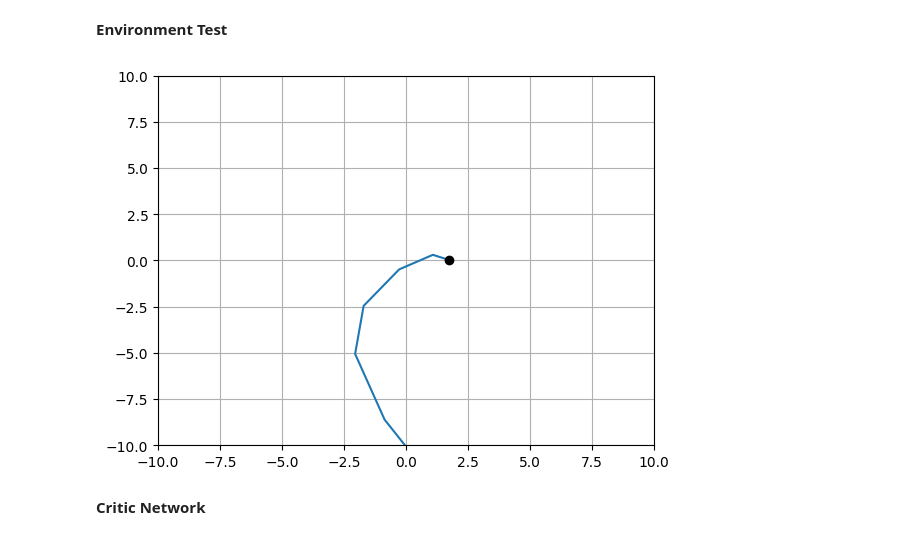
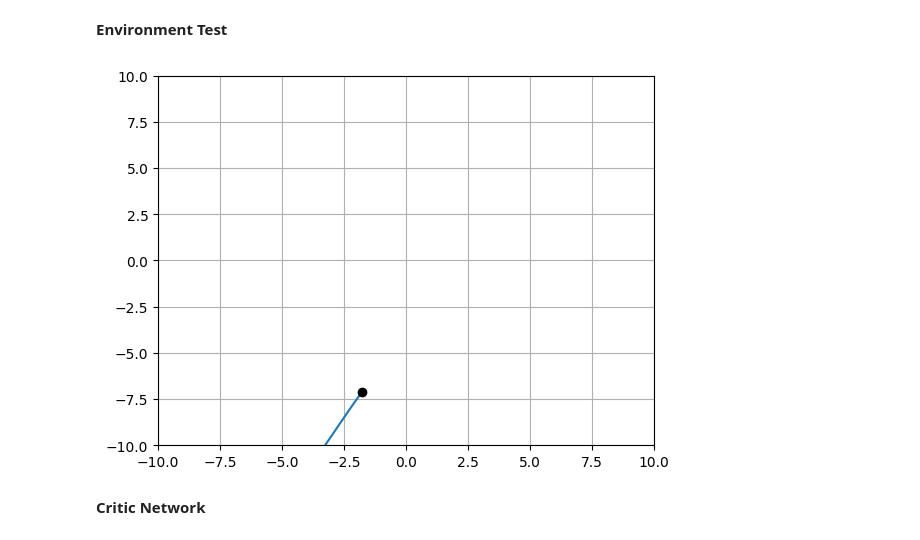
Before and after one commit to NiyiOsinowo/Optimal-Control, a Jupyter notebook: build/Environment TestFile.ipynb, the cells around one changed output. Cells and saved outputs as stored; diff of their text form; code cells hidden in the pictures.

```diff
--- a/build/Environment TestFile.ipynb
+++ b/build/Environment TestFile.ipynb
@@ -283,7 +283,10 @@ class ParticleInField(EnforceClassTyping):
     The FieldSources shape the field '''
     Field: ElectricField
     ChargedParticle: Particle
-
+    Target: T.Tensor
+    DistanceWeight: float= 0.5
+    EnergyWeight: float= 0.5
+    TerminalSignalWeight: float= 0.5
     @dataclass
     class State(EnforceClassTyping):
         '''This class represents the state of the Agent with its Position, Momentum and the Field Strength if experiences at its Position.
@@ -310,13 +313,14 @@ class ParticleInField(EnforceClassTyping):
     #     TimeDynamics= 1.0
 
     @EnforceMethodTyping
-    def TransitionModel(self, State: State, Action: T.Tensor= T.tensor([0.0, 0.0]), TimeInterval:float= 1, Resolution: int=30)-> State:
+    def TransitionModel(self, State: State, Action: T.Tensor= T.tensor([0.0, 0.0]), TimeInterval:float= 1, Resolution: int=100)-> State:
         '''This function determines how the state of the system changes after a given period given the agents state and parameters'''
         CurrentMomentum= State.Momentum
         CurrrentPosition= State.Position
         TimeTaken= 0
         for _ in range(Resolution):
-            CurrentMomentum, CurrrentPosition= CurrentMomentum + ((self.ChargedParticle.Charge* self.Field(CurrrentPosition))+Action)*(TimeInterval/Resolution), CurrrentPosition+ (CurrentMomentum/ self.ChargedParticle.Mass)*(TimeInterval/Resolution)
+            CurrentMomentum = CurrentMomentum + ((self.ChargedParticle.Charge* self.Field(CurrrentPosition))+Action)*(TimeInterval/Resolution)
+            CurrrentPosition= CurrrentPosition+ (CurrentMomentum/ self.ChargedParticle.Mass)*(TimeInterval/Resolution)
             TimeTaken+= (TimeInterval/Resolution)
         CurrentTime= State.Time+ TimeTaken
         return self.State(CurrrentPosition, CurrentMomentum, CurrentTime)
@@ -326,16 +330,23 @@ class ParticleInField(EnforceClassTyping):
         '''This method determines if a position is within the viable learning region of the environment'''
         WithinXBound= self.Field.FieldLowBound <= State.Position[0] <= self.Field.FieldHighBound
         WithinYBound= self.Field.FieldLowBound <= State.Position[1] <= self.Field.FieldHighBound
-        if WithinXBound or WithinYBound:
+        if WithinXBound and WithinYBound:
             return False
         else:
             return True
 
+    def RewardModel(self, State: State, Action , NextState: State, TerminalSignal: bool)-> float:
+        '''This method determines how the agent is rewarded given a state transition. The reward determines the behaviour the agent should learn(i.e getting to the target and using the least amount of energy).'''
+        DistanceGainedFromTarget= T.norm(State.Position-self.Target)- T.norm(NextState.Position-self.Target)
+        EnergyConsumed= self.Field.WorkDoneAgainstField(State.Position, NextState.Position)
+        Cost= self.DistanceWeight* DistanceGainedFromTarget+ self.EnergyWeight* EnergyConsumed+ self.TerminalSignalWeight* TerminalSignal+ 1.0
+        return -Cost.item()
 
-    def Step(self, State: State= CurrentState, Action: T.Tensor= T.tensor([0.0, 0.0])):
-        NextState= self.TransitionModel(State, Action)
+    def Step(self, State: State= CurrentState, Action: T.Tensor= T.tensor([0.0, 0.0]), TimeInterval: float= 1):
+        NextState= self.TransitionModel(State, Action, TimeInterval)
         TerminalSignal= self.IsTerminalCondition(NextState)
-        return NextState, TerminalSignal
+        Reward= self.RewardModel(State, Action, NextState, TerminalSignal)
+        return NextState, Reward, TerminalSignal
 
     @EnforceMethodTyping
     def RandomState(self)->State:
@@ -345,7 +356,7 @@ class ParticleInField(EnforceClassTyping):
         RandomMomentum= T.zeros_like(RandomPosition)
         return self.State(RandomPosition, RandomMomentum, 0.0)
 
-    def Run(self, RunDuration: float, Resolution: int=30):
+    def Run(self, RunDuration: float, Resolution: int=100):
         Path= []
         State= self.CurrentState
         Time= 0
@@ -377,12 +388,12 @@ class ParticleInField(EnforceClassTyping):
 # %% [markdown]
 **Environment Test**
 # %%
-Environment1= ParticleInField(ElectricField1, Proton)
+Environment1= ParticleInField(ElectricField1, Proton, T.tensor([0.0, 0.0]))
 Environment1.PlotRun(20)
 # -(Environment.ChargedParticle.Charge* Environment.Field(Environment.CurrentState.Position))
 # Environment.Step(Environment.CurrentState,T.tensor([1e-9, 1e-9]))
 # %% [output]
-[figure, old version]
+[figure, new version]
 # %% [markdown]
 **Critic Network**
 # %%
```
Also changed, not shown: parts of 2 cells of this notebook.
